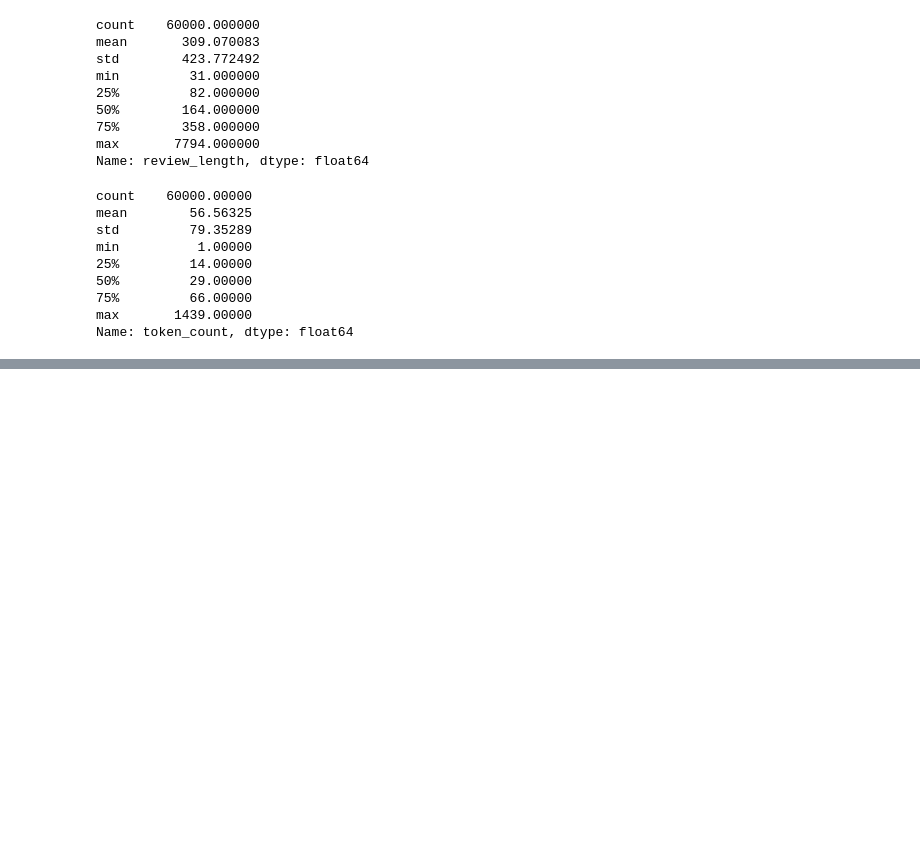
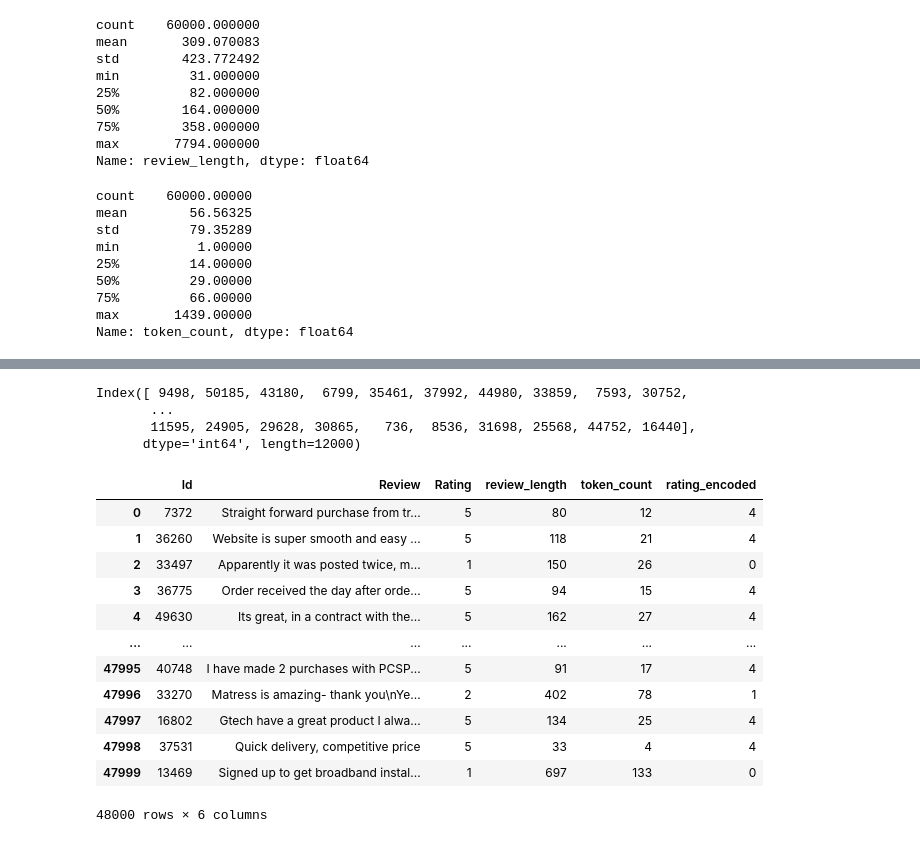
Before and after one commit to MayankDw/NLP-Sentiment-Analysis, a Jupyter notebook: nlp-sentiment-analysis.ipynb, the cells around one changed output, grey strips where cells are left out. Cells and saved outputs as stored; diff of their text form; code cells hidden in the pictures; blank space fills up the shorter version.

```diff
--- a/nlp-sentiment-analysis.ipynb
+++ b/nlp-sentiment-analysis.ipynb
@@ -219,0 +243,7 @@ sns.despine();
+# %%
+val_idx
+# %% [output]
+Index([ 9498, 50185, 43180,  6799, 35461, 37992, 44980, 33859,  7593, 30752,
+       ...
+       11595, 24905, 29628, 30865,   736,  8536, 31698, 25568, 44752, 16440],
+      dtype='int64', length=12000)
@@ -219,0 +253,16 @@ sns.despine();
+# %%
+train_new_df
+# %% [output]
+|  | Id | Review | Rating | review_length | token_count | rating_encoded |
+| 0 | 7372 | Straight forward purchase from tr... | 5 | 80 | 12 | 4 |
+| 1 | 36260 | Website is super smooth and easy ... | 5 | 118 | 21 | 4 |
+| 2 | 33497 | Apparently it was posted twice, m... | 1 | 150 | 26 | 0 |
+| 3 | 36775 | Order received the day after orde... | 5 | 94 | 15 | 4 |
+| 4 | 49630 | Its great, in a contract with the... | 5 | 162 | 27 | 4 |
+| ... | ... | ... | ... | ... | ... | ... |
+| 47995 | 40748 | I have made 2 purchases with PCSP... | 5 | 91 | 17 | 4 |
+| 47996 | 33270 | Matress is amazing- thank you\nYe... | 2 | 402 | 78 | 1 |
+| 47997 | 16802 | Gtech have a great product I alwa... | 5 | 134 | 25 | 4 |
+| 47998 | 37531 | Quick delivery, competitive price | 5 | 33 | 4 | 4 |
+| 47999 | 13469 | Signed up to get broadband instal... | 1 | 697 | 133 | 0 |
+48000 rows × 6 columns
```
Also changed, not shown: parts of 11 cells of this notebook.
